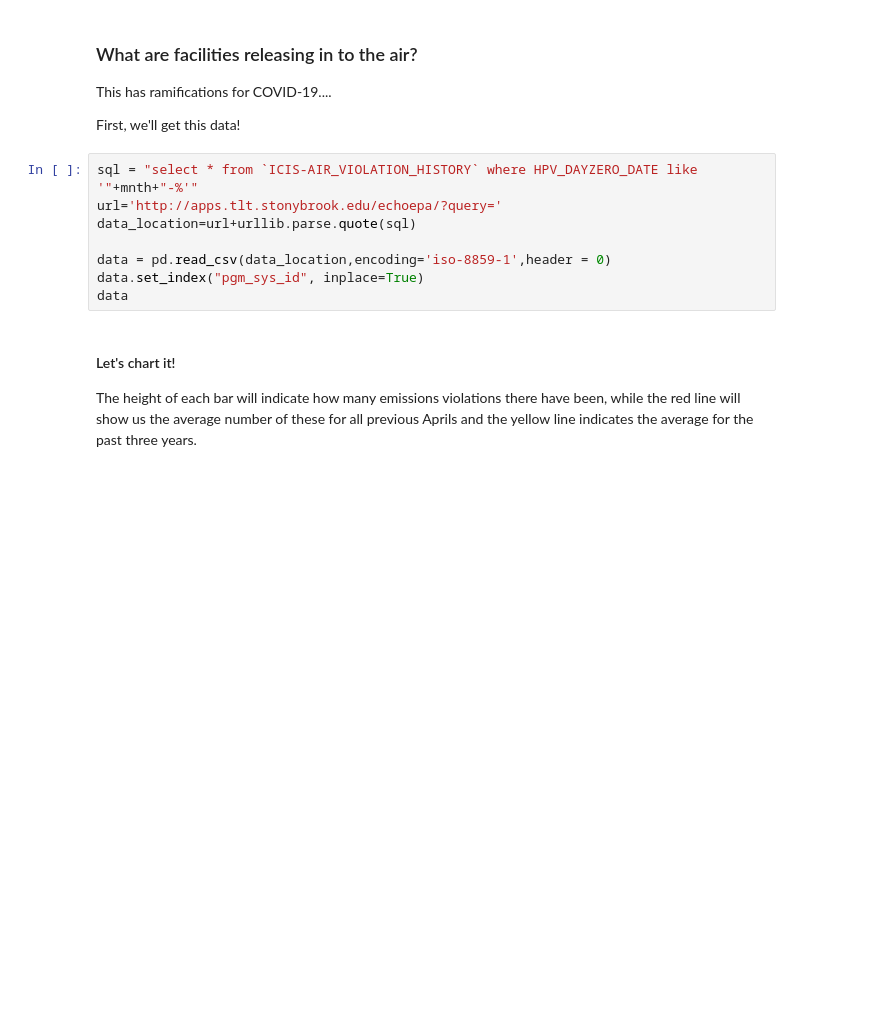
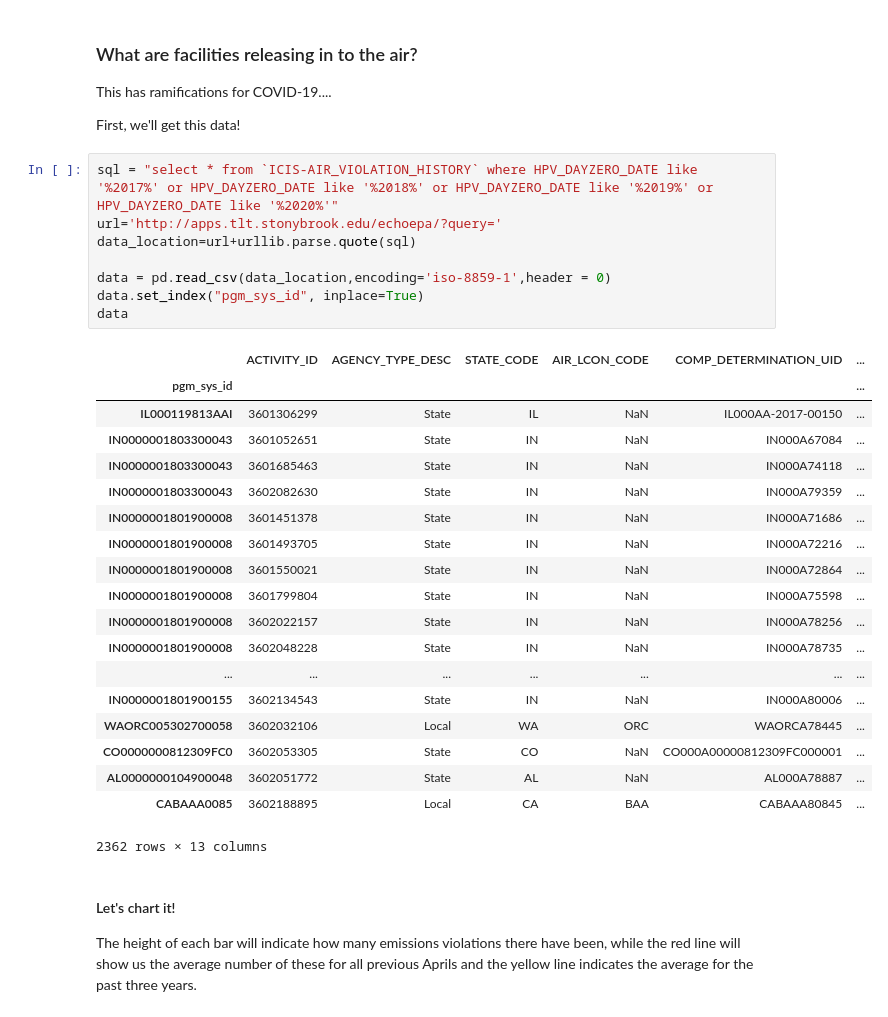
Before and after one commit to edgi-govdata-archiving/ECHO-COVID19, a Jupyter notebook: ECHO-COVID19.ipynb, the cells around one changed output. Cells and saved outputs as stored; diff of their text form; blank space fills up the shorter version.

```diff
--- a/ECHO-COVID19.ipynb
+++ b/ECHO-COVID19.ipynb
@@ -116,13 +139,33 @@ This has ramifications for COVID-19....
 
 First, we'll get this data!
 # %%
-sql = "select * from `ICIS-AIR_VIOLATION_HISTORY` where HPV_DAYZERO_DATE like '"+mnth+"-%'"
+sql = "select * from `ICIS-AIR_VIOLATION_HISTORY` where HPV_DAYZERO_DATE like '%2017%' or HPV_DAYZERO_DATE like '%2018%' or HPV_DAYZERO_DATE like '%2019%' or HPV_DAYZERO_DATE like '%2020%'"
 url='http://apps.tlt.stonybrook.edu/echoepa/?query='
 data_location=url+urllib.parse.quote(sql)
 
 data = pd.read_csv(data_location,encoding='iso-8859-1',header = 0)
 data.set_index("pgm_sys_id", inplace=True)
 data
+# %% [output]
+|  | ACTIVITY_ID | AGENCY_TYPE_DESC | STATE_CODE | AIR_LCON_CODE | COMP_DETERMINATION_UID | ... |
+| pgm_sys_id |  |  |  |  |  | ... |
+| IL000119813AAI | 3601306299 | State | IL | NaN | IL000AA-2017-00150 | ... |
+| IN0000001803300043 | 3601052651 | State | IN | NaN | IN000A67084 | ... |
+| IN0000001803300043 | 3601685463 | State | IN | NaN | IN000A74118 | ... |
+| IN0000001803300043 | 3602082630 | State | IN | NaN | IN000A79359 | ... |
+| IN0000001801900008 | 3601451378 | State | IN | NaN | IN000A71686 | ... |
+| IN0000001801900008 | 3601493705 | State | IN | NaN | IN000A72216 | ... |
+| IN0000001801900008 | 3601550021 | State | IN | NaN | IN000A72864 | ... |
+| IN0000001801900008 | 3601799804 | State | IN | NaN | IN000A75598 | ... |
+| IN0000001801900008 | 3602022157 | State | IN | NaN | IN000A78256 | ... |
+| IN0000001801900008 | 3602048228 | State | IN | NaN | IN000A78735 | ... |
+| ... | ... | ... | ... | ... | ... | ... |
+| IN0000001801900155 | 3602134543 | State | IN | NaN | IN000A80006 | ... |
+| WAORC005302700058 | 3602032106 | Local | WA | ORC | WAORCA78445 | ... |
+| CO0000000812309FC0 | 3602053305 | State | CO | NaN | CO000A00000812309FC000001 | ... |
+| AL0000000104900048 | 3602051772 | State | AL | NaN | AL000A78887 | ... |
+| CABAAA0085 | 3602188895 | Local | CA | BAA | CABAAA80845 | ... |
+2362 rows × 13 columns
 # %% [markdown]
 #### Let's chart it!
 The height of each bar will indicate how many emissions violations there have been, while the red line will show us the average number of these for all previous Aprils and the yellow line indicates the average for the past three years.
```
Also changed, not shown: parts of 3 cells of this notebook.
